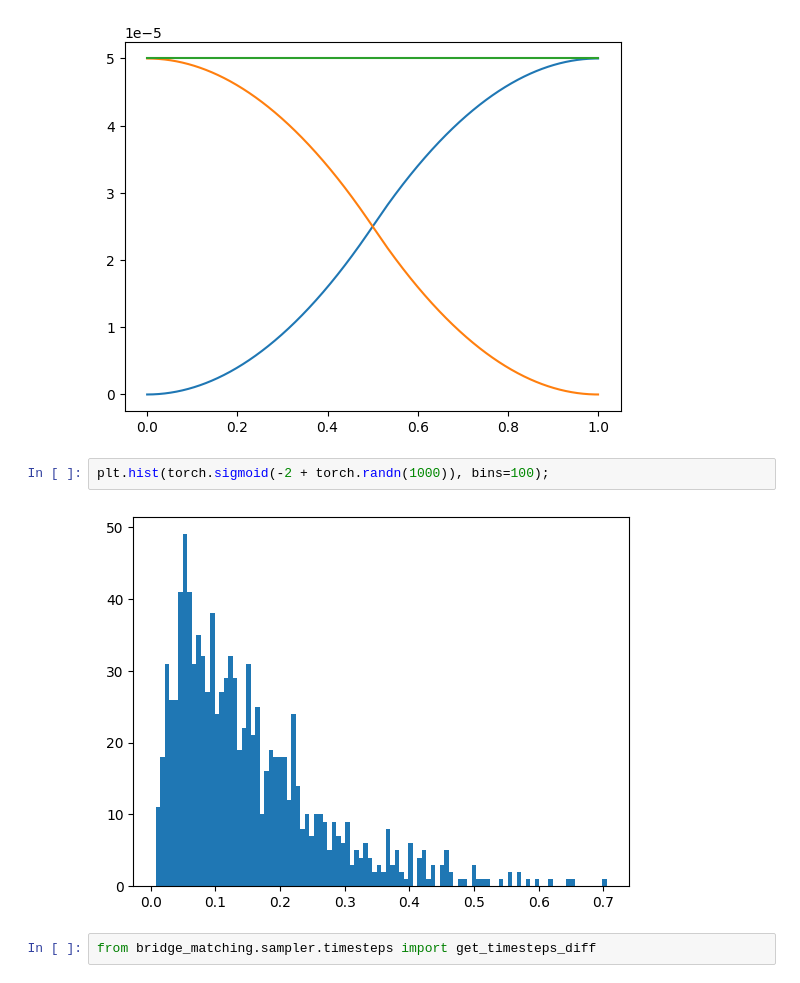
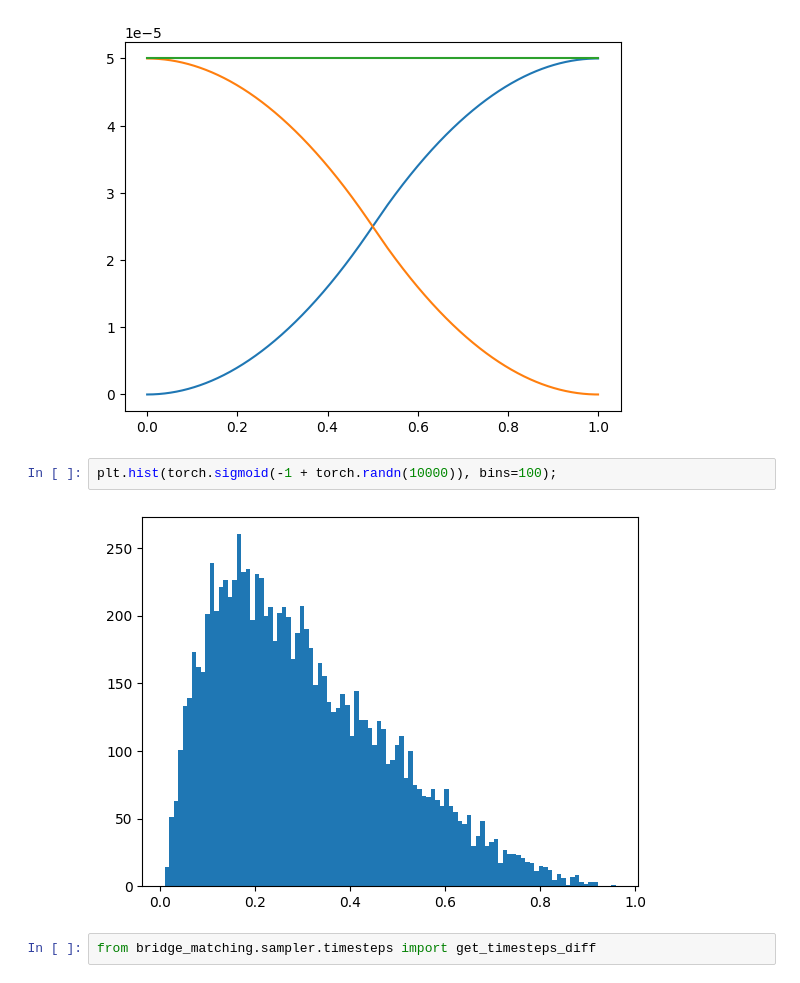
Before and after one commit to kkorolev1/bridge_matching, a Jupyter notebook: experiment.ipynb, the cells around one changed output. Cells and saved outputs as stored; diff of their text form.

```diff
--- a/experiment.ipynb
+++ b/experiment.ipynb
@@ -223,9 +237,9 @@ plt.show()
 # %% [output]
 [figure]
 # %%
-plt.hist(torch.sigmoid(-2 + torch.randn(1000)), bins=100);
+plt.hist(torch.sigmoid(-1 + torch.randn(10000)), bins=100);
 # %% [output]
-[figure, old version]
+[figure, new version]
 # %%
 from bridge_matching.sampler.timesteps import get_timesteps_diff
 # %%
```
Also changed, not shown: parts of 2 cells of this notebook, 4 other files.
